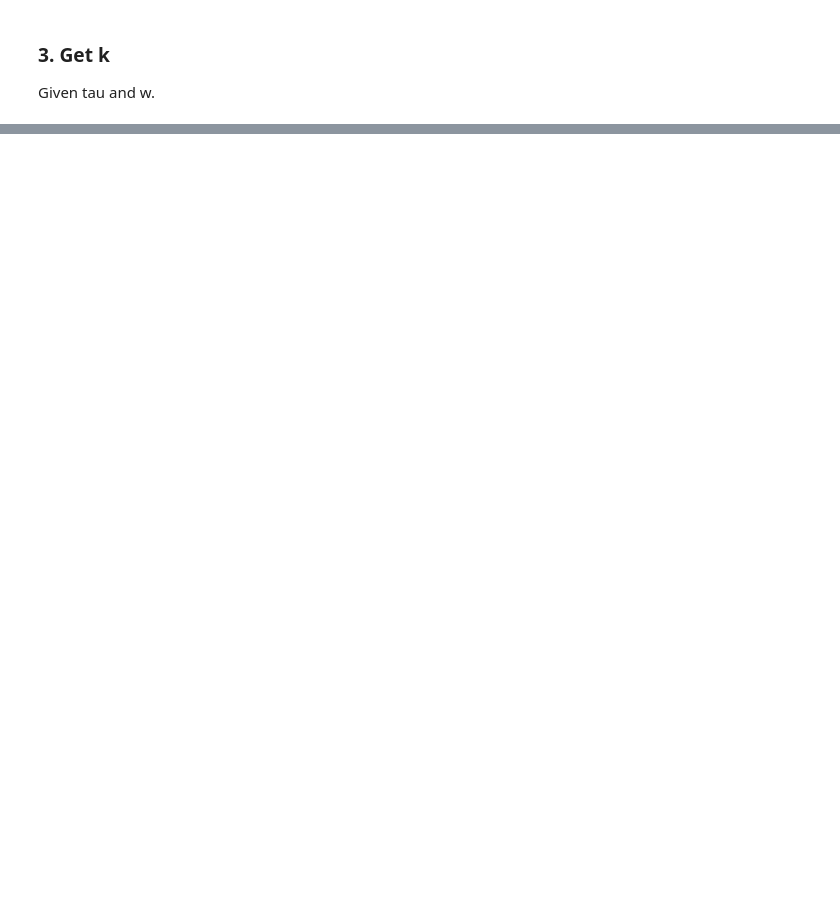
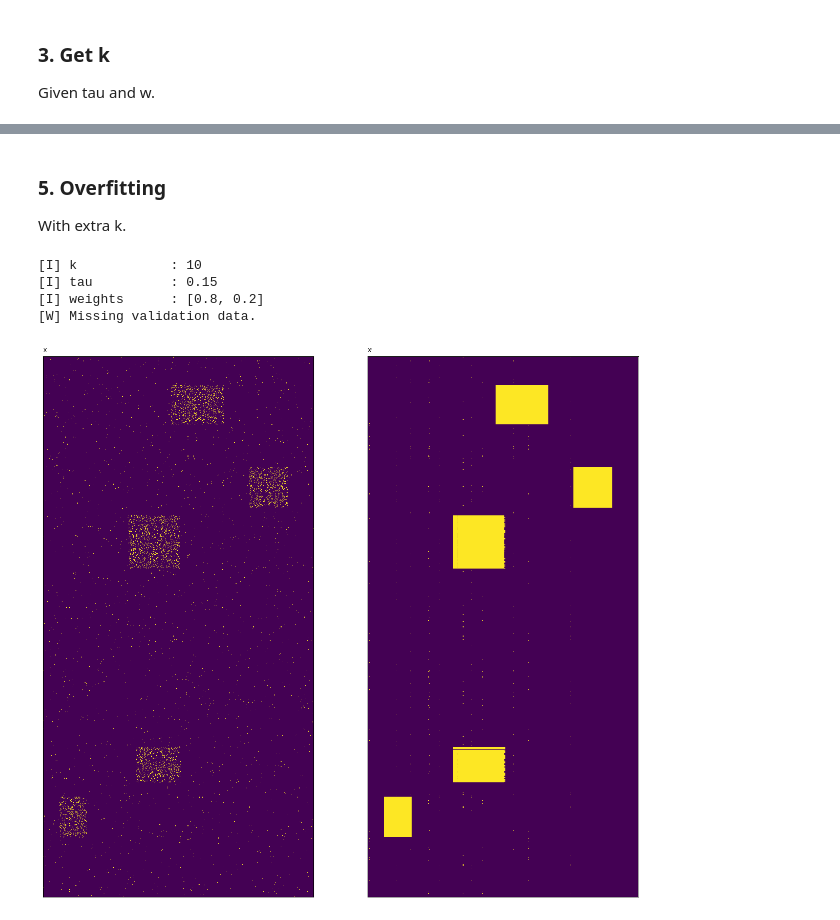
Before and after one commit to PreferredAI/PyBMF, a Jupyter notebook: examples/ex02_2_Asso_prediction_generated_ratiosplit.ipynb, the cells around one changed output, grey strips where cells are left out. Drawn from its saved outputs; the diff is of its cells as text; code cells hidden in the pictures; blank space fills up the shorter version.

```diff
--- a/examples/ex02_2_Asso_prediction_generated_ratiosplit.ipynb
+++ b/examples/ex02_2_Asso_prediction_generated_ratiosplit.ipynb
@@ -211,0 +215,7 @@ for tau in tau_list:
+# %%
+k = 5
+tau = 0.15
+w = [0.8, 0.2]
+
+asso = Asso(k=k, tau=tau, w=w)
+asso.fit(X_train)
@@ -211,0 +234,22 @@ for tau in tau_list:
+# %% [markdown]
+### 5. Overfitting
+With extra k.
+# %%
+k = 10
+tau = 0.15
+w = [0.8, 0.2]
+
+asso = Asso(k=k, tau=tau, w=w)
+asso.fit(X_train)
+# %% [output]
+[I] k            : 10
+[I] tau          : 0.15
+[I] weights      : [0.8, 0.2]
+[W] Missing validation data.
+# %%
+from utils import matmul, to_dense, show_matrix
+settings = [(to_dense(X_test), [0, 0], 'X'),
+            (matmul(asso.U, asso.V.T, sparse=False, boolean=True), [0, 1], "X'")]
+show_matrix(settings=settings)
+# %% [output]
+[figure, added]
```
Also changed, not shown: parts of 7 cells of this notebook, 15 other files.
